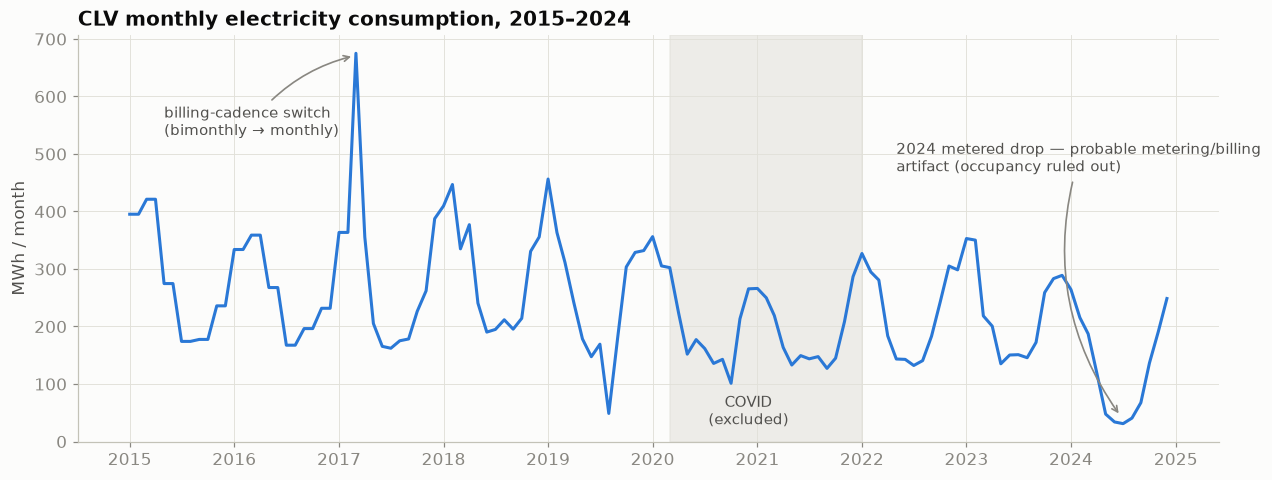
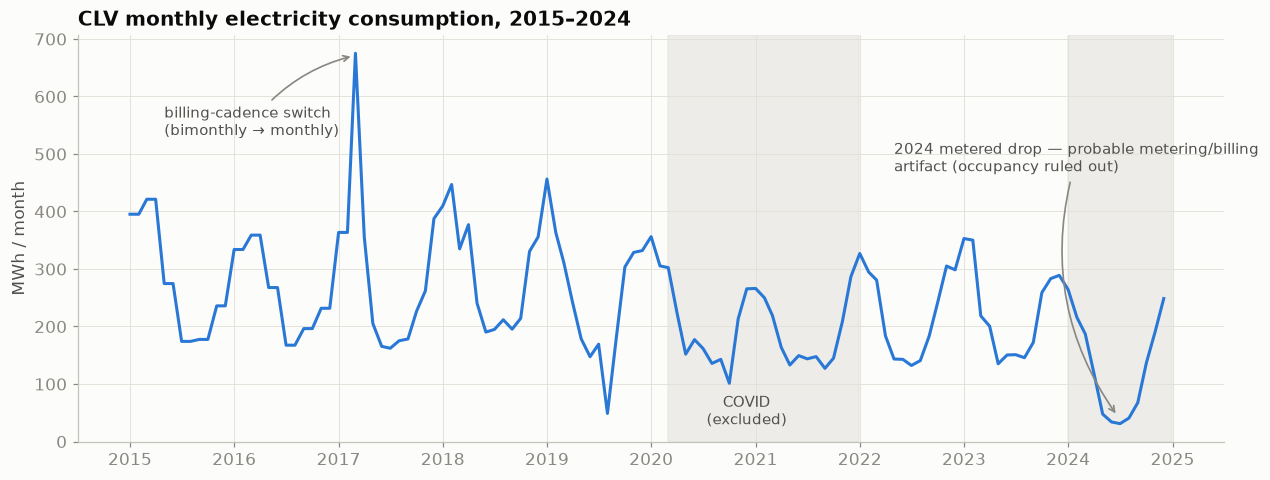
Unified diff of the notebook cell whose output changed from the first chart to the second:
--- before
+++ after
@@ -25,4 +25,5 @@
 ax.plot(clv.index, clv / 1e3, color=BLUE, lw=2)
 ax.axvspan(pd.Timestamp("2020-03-01"), pd.Timestamp("2021-12-31"), color=GRID, alpha=0.55, zorder=0)
+ax.axvspan(pd.Timestamp("2024-01-01"), pd.Timestamp("2024-12-31"), color=GRID, alpha=0.55, zorder=0)
 ax.annotate("COVID\n(excluded)", xy=(pd.Timestamp("2020-12-01"), 30), ha="center",
             fontsize=9.5, color=INK2)

Commit: Grey out 2024 on consumption chart as excluded period, matching COVID treatment